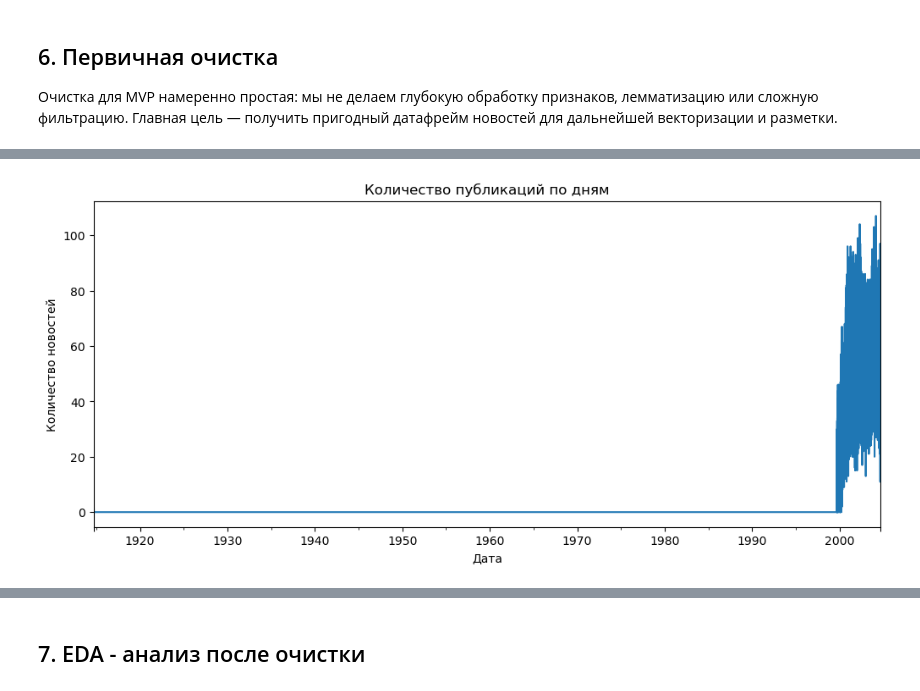
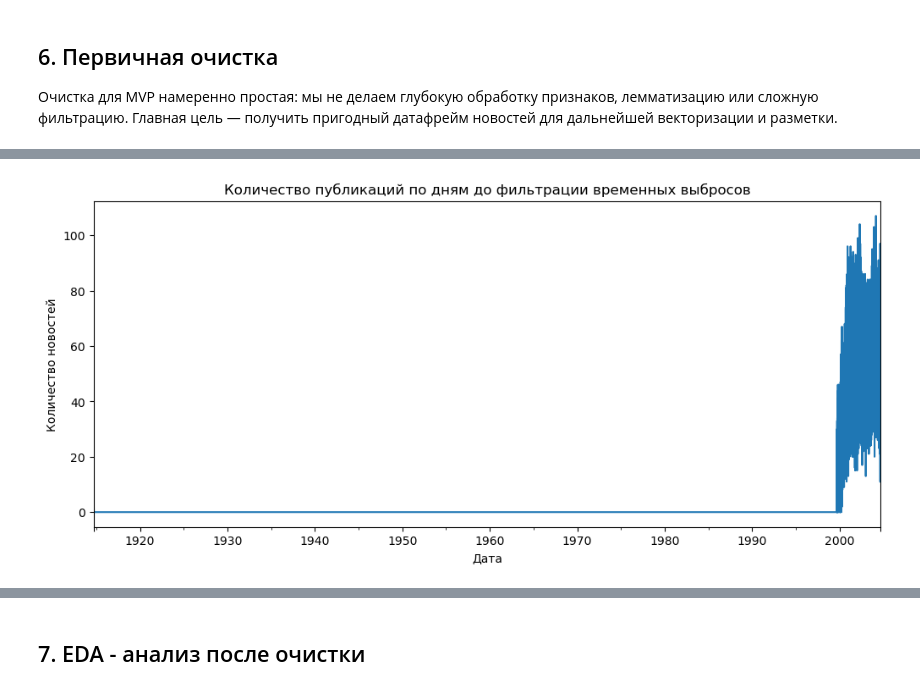
Before and after one commit to Corprus/news-flow-analysis, a Jupyter notebook: notebooks/03_data_analysis_and_dataset_preparation.ipynb, the cells around one changed output, grey strips where cells are left out. Drawn from its saved outputs; the diff is of its cells as text; code cells hidden in the pictures.

```diff
--- a/notebooks/03_data_analysis_and_dataset_preparation.ipynb
+++ b/notebooks/03_data_analysis_and_dataset_preparation.ipynb
@@ -377,16 +378,17 @@ clean_df.head()
 | 3 | https://lenta.ru/news/1914/09/17/... | 1914. Бульдог-гонец под Льежем | Фотограф-корреспондент Daily Mirr... | Библиотека | Первая мировая | 1914-09-17 | 3 | 703 | 99 | ... |
 | 4 | https://lenta.ru/news/1914/09/18/... | 1914. Под Люблином пойман швабски... | Лица, приехавшие в Варшаву из Люб... | Библиотека | Первая мировая | 1914-09-18 | 4 | 754 | 115 | ... |
 # %%
-#Посмотрим на выбросы по времени
-daily_counts = clean_df.set_index("published_at").resample("D").size()
+# Диагностический график до отсечения выбросов по времени.
+# Если в датах есть очень ранние записи, график может быть визуально сжат.
+daily_counts_raw = clean_df.set_index("published_at").resample("D").size()
 
 plt.figure(figsize=(12, 5))
-daily_counts.plot()
-plt.title("Количество публикаций по дням")
+daily_counts_raw.plot()
+plt.title("Количество публикаций по дням до фильтрации временных выбросов")
 plt.xlabel("Дата")
 plt.ylabel("Количество новостей")
 plt.show()
 # %% [output]
-[figure, old version]
+[figure, new version]
 # %%
 print("Распределение дат по квантилям")
```
Also changed, not shown: parts of 31 cells of this notebook.
